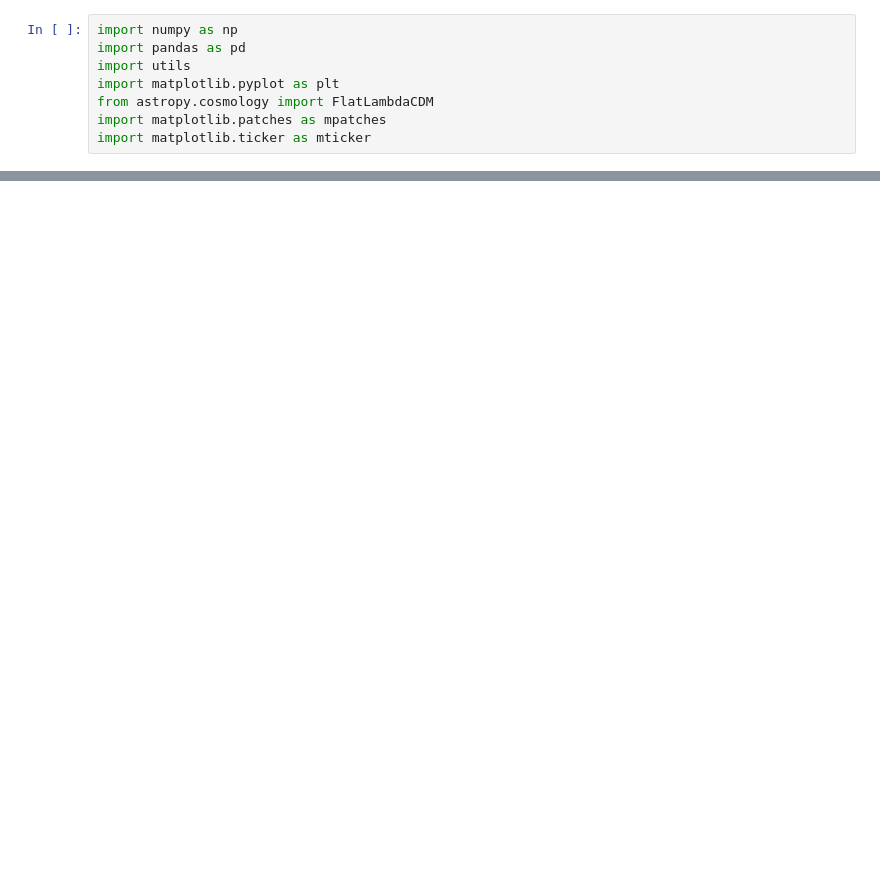
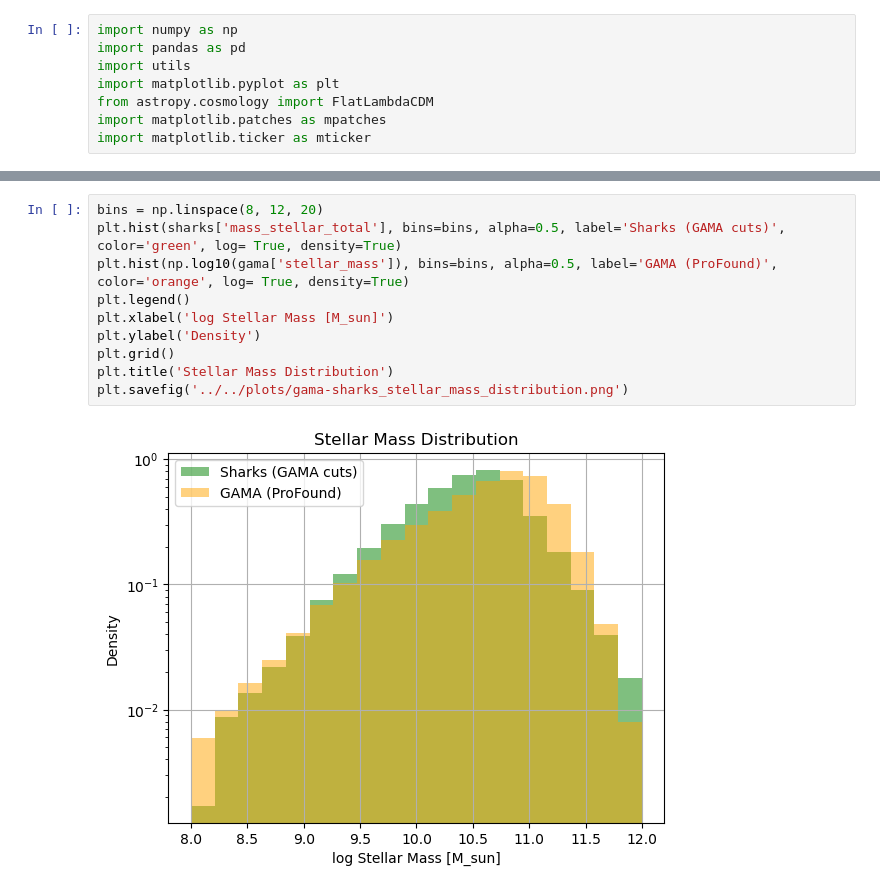
Before and after one commit to sampsussex/groupfinding_comparisons, a Jupyter notebook: src/groupfinder_comparison/gama_plots.ipynb, the cells around one changed output, grey strips where cells are left out. Saved outputs shown, nothing was run; the diff lists cells and outputs as text; blank space fills up the shorter version.

```diff
--- a/src/groupfinder_comparison/gama_plots.ipynb
+++ b/src/groupfinder_comparison/gama_plots.ipynb
@@ -380,0 +436,12 @@ plt.show()
+# %%
+bins = np.linspace(8, 12, 20)
+plt.hist(sharks['mass_stellar_total'], bins=bins, alpha=0.5, label='Sharks (GAMA cuts)', color='green', log= True, density=True)
+plt.hist(np.log10(gama['stellar_mass']), bins=bins, alpha=0.5, label='GAMA (ProFound)', color='orange', log= True, density=True)
+plt.legend()
+plt.xlabel('log Stellar Mass [M_sun]')
+plt.ylabel('Density')
+plt.grid()
+plt.title('Stellar Mass Distribution')
+plt.savefig('../../plots/gama-sharks_stellar_mass_distribution.png')
+# %% [output]
+[figure, added]
```
Also changed, not shown: parts of 15 cells of this notebook, 9 other files.
